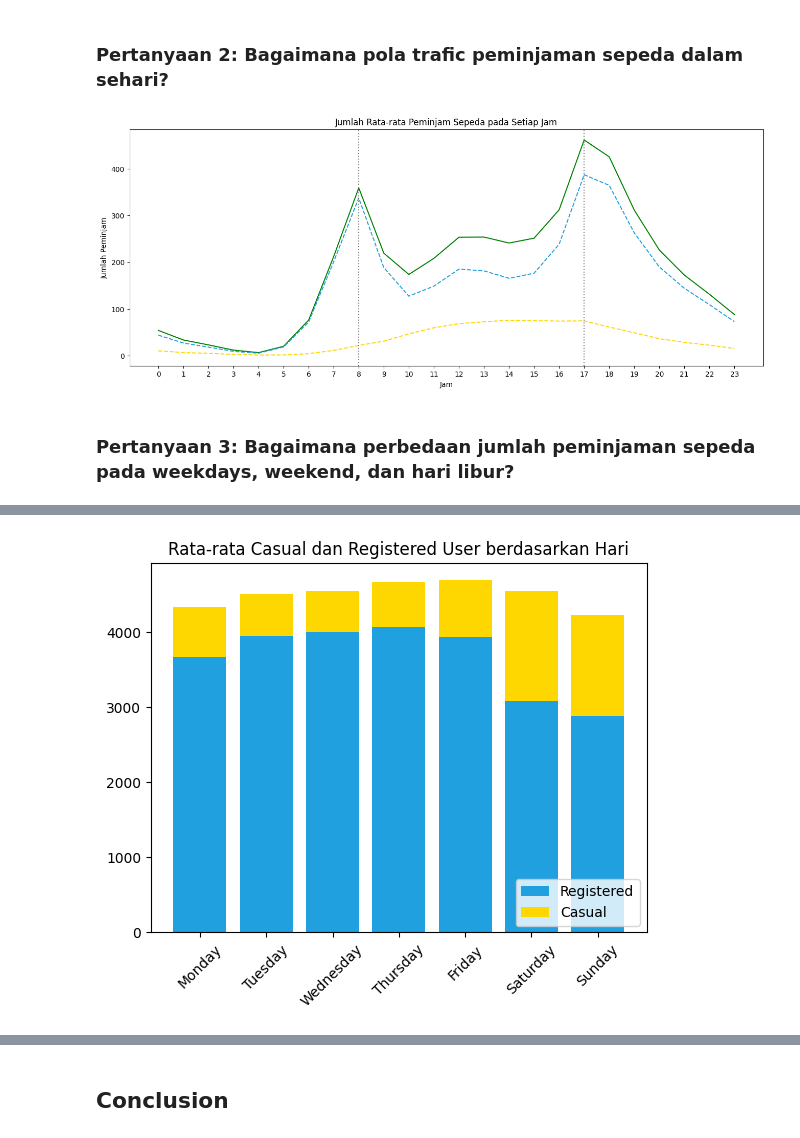
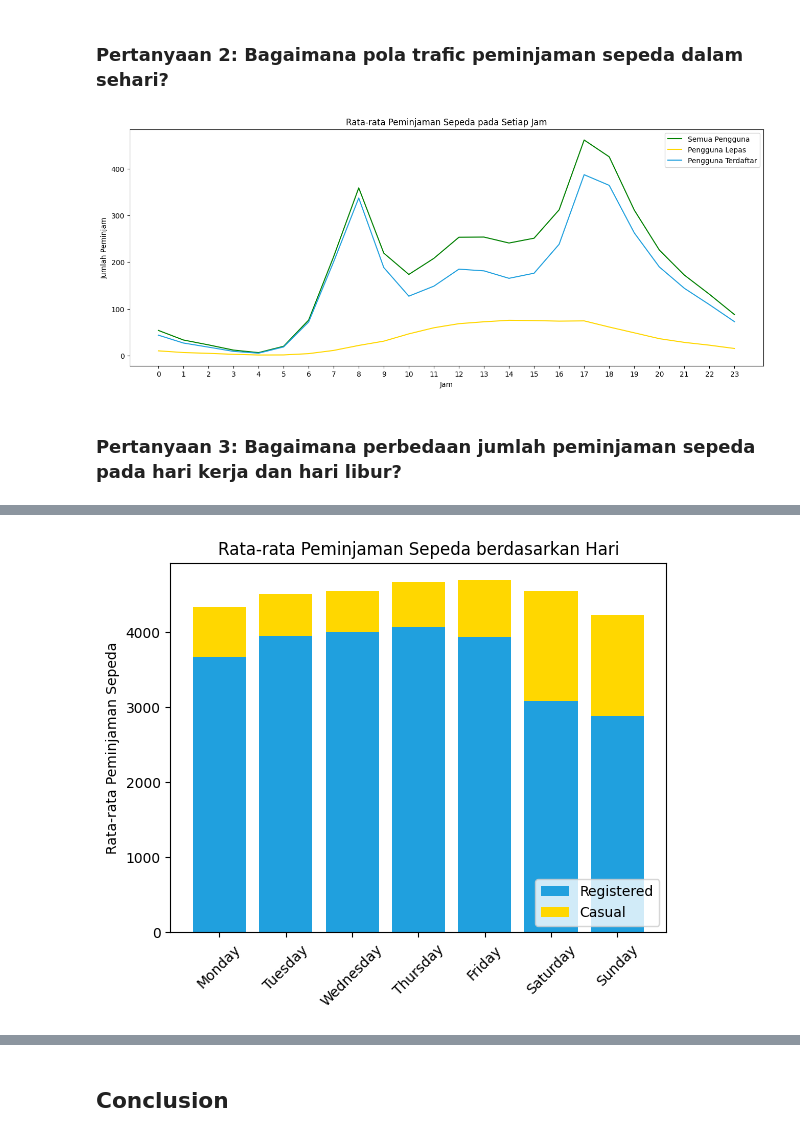
Before and after one commit to febriananursyifarizqi/Bike-Sharing-Dashboard, a Jupyter notebook: notebook.ipynb, the cells around one changed output, grey strips where cells are left out. Saved outputs shown, nothing was run; the diff lists cells and outputs as text; code cells hidden in the pictures.

Commit message:
add new graph

```diff
--- a/notebook.ipynb
+++ b/notebook.ipynb
@@ -397,26 +452,23 @@ hourly_user_mean = hour_df.groupby(by="hr").cnt.mean()
 hourly_casual_mean = hour_df.groupby(by="hr").casual.mean()
 hourly_registered_mean = hour_df.groupby(by="hr").registered.mean()
 # %%
+# Gambar 2.1: Rata-rata Peminjaman Sepeda pada Setiap Jam
 plt.figure(figsize=(16,6))
 
-sns.lineplot(hourly_user_mean, color='green')
-sns.lineplot(hourly_casual_mean, color='#ffd700', linestyle='--')
-sns.lineplot(hourly_registered_mean, color='#20a0de', linestyle='--')
+sns.lineplot(hourly_user_mean, color='green', label='Semua Pengguna')
+sns.lineplot(hourly_casual_mean, color='#ffd700', label='Pengguna Lepas')
+sns.lineplot(hourly_registered_mean, color='#20a0de', label='Pengguna Terdaftar')
 
 plt.xlabel("Jam")
 plt.ylabel("Jumlah Peminjam")
-plt.title("Jumlah Rata-rata Peminjam Sepeda pada Setiap Jam")
+plt.title("Rata-rata Peminjaman Sepeda pada Setiap Jam")
 plt.xticks(range(24))
 
-# highlight the important data label in the chart
-plt.axvline(x=8, color='gray', linestyle=':')
-plt.axvline(x=17, color='gray', linestyle=':')
-
 plt.show()
 # %% [output]
-[figure, old version]
+[figure, new version]
 # %% [markdown]
-### Pertanyaan 3: Bagaimana perbedaan jumlah peminjaman sepeda pada weekdays, weekend, dan hari libur?
+### Pertanyaan 3: Bagaimana perbedaan jumlah peminjaman sepeda pada hari kerja dan hari libur?
 # %%
 weekday_group = day_df.groupby(by="weekday").agg({
     "casual": ["sum", "mean"],
@@ -444,24 +496,20 @@ display(weekday_group)
 | 2 | Saturday | 153852 | 1465.257143 | 323955 | 3085.285714 | 477807 | 4550.542857 |
 | 3 | Sunday | 140521 | 1338.295238 | 303506 | 2890.533333 | 444027 | 4228.828571 |
 # %%
-# Membuat plot stacked bar
+# Gambar 3.1: Rata-rata Peminjaman Sepeda berdasarkan Hari
 fig, ax = plt.subplots()
 
-# Plot casual
 ax.bar(weekday_group['weekday'], weekday_group['registered_mean'], label='Registered', color="#20a0de")
-
-# Plot registered (stacked on top of casual)
 ax.bar(weekday_group['weekday'], weekday_group['casual_mean'], bottom=weekday_group['registered_mean'], label='Casual', color="#ffd700")
 
-ax.set_title('Rata-rata Casual dan Registered User berdasarkan Hari')
+ax.set_ylabel('Rata-rata Peminjaman Sepeda')
+ax.set_title('Rata-rata Peminjaman Sepeda berdasarkan Hari')
+plt.legend(loc='lower right', fontsize=10)
+plt.xticks(rotation=45)
 
-# Menambahkan legenda
-plt.legend(loc='lower right', fontsize=10)
-
-plt.xticks(rotation=45)
 plt.show()
 # %% [output]
-[figure, old version]
+[figure, new version]
 # %%
 workingday_group = day_df.groupby(by="workingday").agg({
     "casual": ["sum", "mean"],
```
Also changed, not shown: parts of 52 cells of this notebook, 1 other file.
